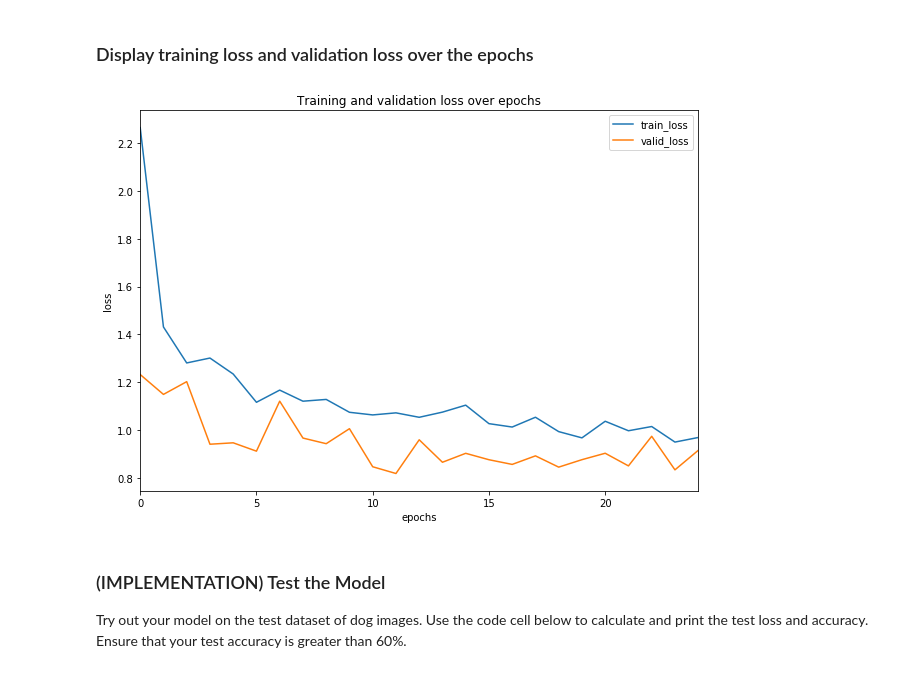
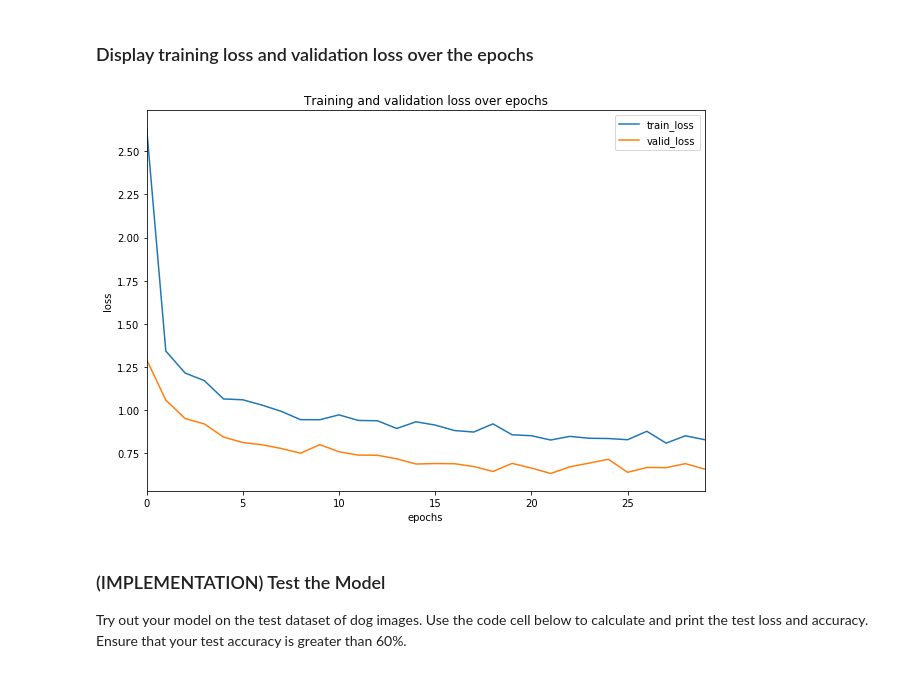
Before and after one commit to BayTown/UD-MLND-Dog-Breed-Classifier, a Jupyter notebook: dog_app.ipynb, the cells around one changed output. Drawn from its saved outputs; the diff is of its cells as text; code cells hidden in the pictures.

Commit message:
Training of pretrained resnext50 model finished

```diff
--- a/dog_app.ipynb
+++ b/dog_app.ipynb
@@ -857,7 +857,7 @@ import torch.optim as optim
 criterion_transfer = nn.CrossEntropyLoss()
 
 # !!! Specify Optimizer to optimize only the classifier !!!
-optimizer_transfer = optim.SGD(model_transfer.fc.parameters(), lr = 0.005, momentum=0.9)
+optimizer_transfer = optim.SGD(model_transfer.fc.parameters(), lr = 0.01, momentum=0.9)
 # %% [markdown]
 #### Explanation of momentum
 SGD with momentum is method which helps accelerate gradients vectors in the right directions, thus leading to faster converging. It is one of the most popular optimization algorithms and many state-of-the-art models are trained using it.
@@ -868,7 +868,7 @@ Source: [stochastic-gradient-descent-with-momentum](https://towardsdatascience.c
 Train and validate your model in the code cell below.  [Save the final model parameters](http://pytorch.org/docs/master/notes/serialization.html) at filepath `'model_transfer.pt'`.
 # %%
 # Define number of epochs
-n_epochs = 100
+n_epochs = 30
 # train the model
 model_transfer, df_hist = train(n_epochs, loaders_transfer, model_transfer, optimizer_transfer, criterion_transfer, use_cuda, 'model_transfer.pt')
 # %% [output]
@@ -886,18 +897,18 @@ model_transfer.load_state_dict(torch.load('model_transfer.pt'))
 ### Display training loss and validation loss over the epochs
 # %%
 # Save the history direct after training
-df_hist.to_csv('history_training_transfer.csv', header=True)
+df_hist.to_csv('history_training_transfer_resnext50.csv', header=True)
 # Convert tensor values to float values in the Dataframe
 #for index, row in df_hist.iterrows():
 #    row['train_loss'] = row['train_loss'].item()
 #    row['valid_loss'] = row['valid_loss'].item()
-df_hist = pd.read_csv('history_training_transfer.csv', index_col=0)
+df_hist = pd.read_csv('history_training_transfer_resnext50.csv', index_col=0)
 fig = df_hist.plot(figsize=(10,7), title='Training and validation loss over epochs')
 fig.set_xlabel('epochs')
 fig.set_ylabel('loss')
-fig.get_figure().savefig('plots/chart_train_loss_transfer.png')
+fig.get_figure().savefig('plots/chart_train_loss_transfer_resnext50.png')
 # %% [output]
-[figure, old version]
+[figure, new version]
 # %% [markdown]
 ### (IMPLEMENTATION) Test the Model
 
```
Also changed, not shown: parts of 3 cells of this notebook, 5 other files.
